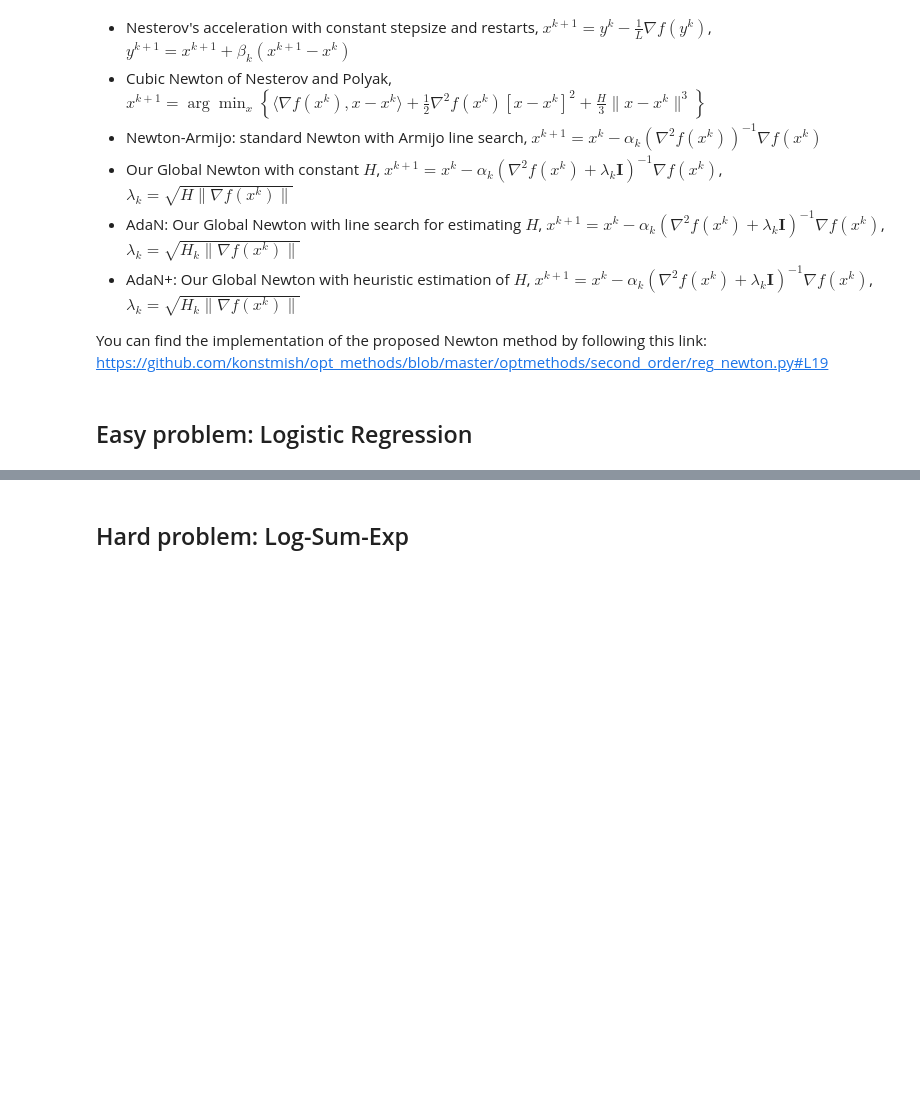
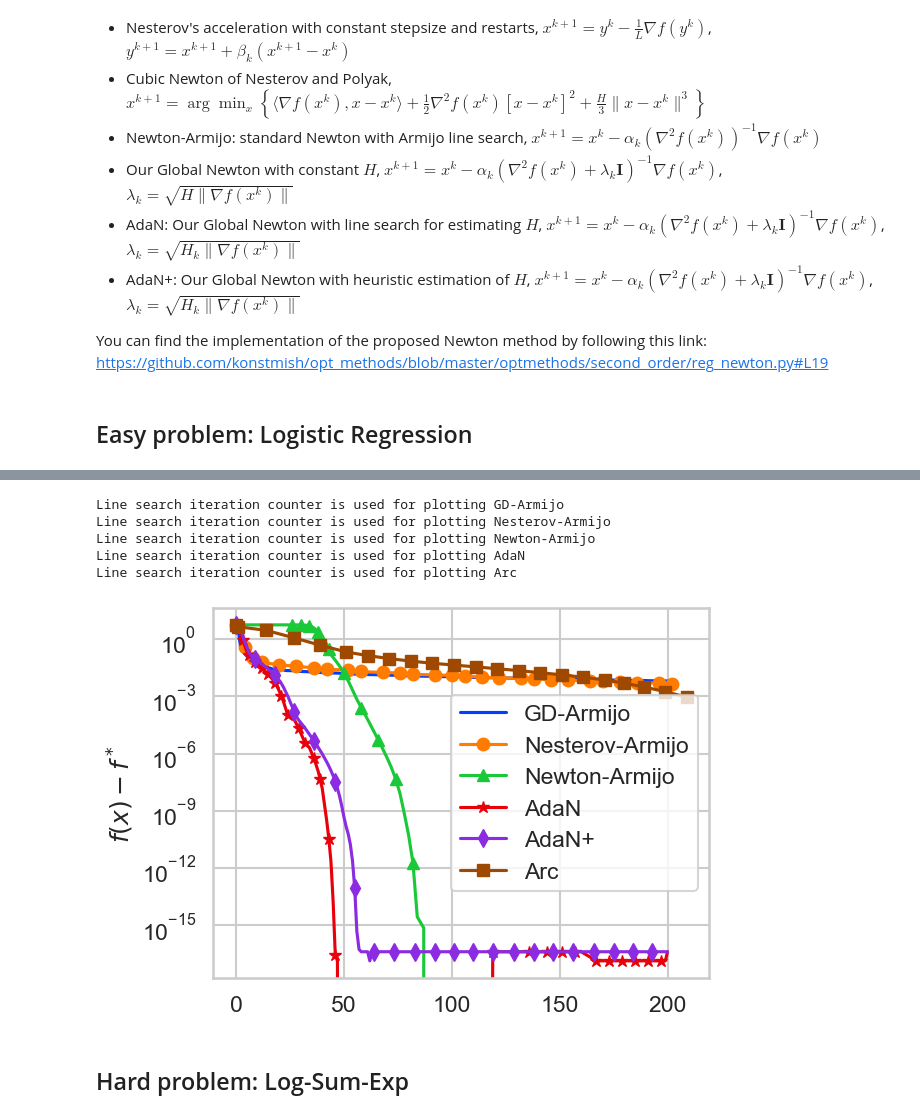
Before and after one commit to konstmish/global-newton, a Jupyter notebook: newton.ipynb, the cells around one changed output, grey strips where cells are left out. Saved outputs shown, nothing was run; the diff lists cells and outputs as text; code cells hidden in the pictures; blank space fills up the shorter version.

```diff
--- a/newton.ipynb
+++ b/newton.ipynb
@@ -105,3 +359,16 @@ Line search iteration counter is used for plots.
+# %%
+for opt, marker in zip(optimizers_ada, markers):
+    opt.trace.plot_losses(f_opt=loss.f_opt, marker=marker)
+plt.yscale('log')
+plt.legend()
+plt.savefig(f'logistic_{dataset}_adaptive.pdf', bbox_inches='tight')
+# %% [output]
+Line search iteration counter is used for plotting GD-Armijo
+Line search iteration counter is used for plotting Nesterov-Armijo
+Line search iteration counter is used for plotting Newton-Armijo
+Line search iteration counter is used for plotting AdaN
+Line search iteration counter is used for plotting Arc
+[figure, added]
 # %% [markdown]
 ## Hard problem: Log-Sum-Exp
 # %% [markdown]
```
Also changed, not shown: parts of 14 cells of this notebook, 2 other files.
